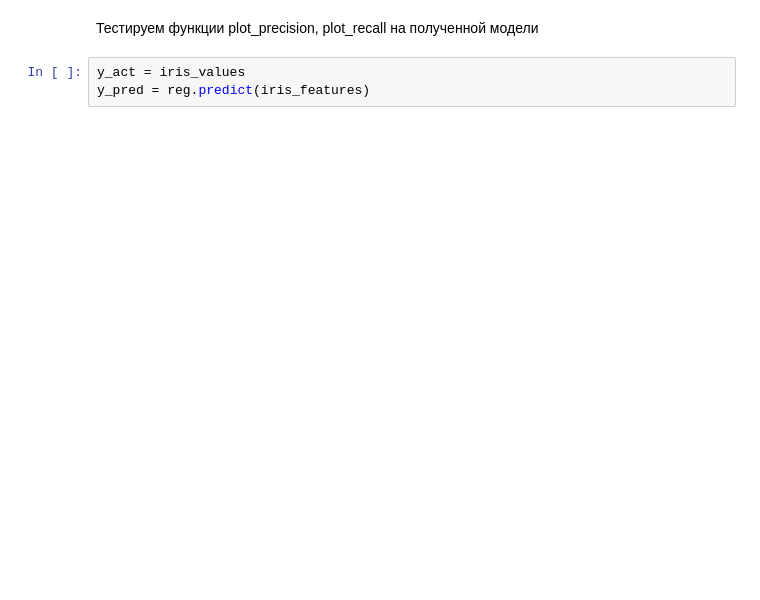
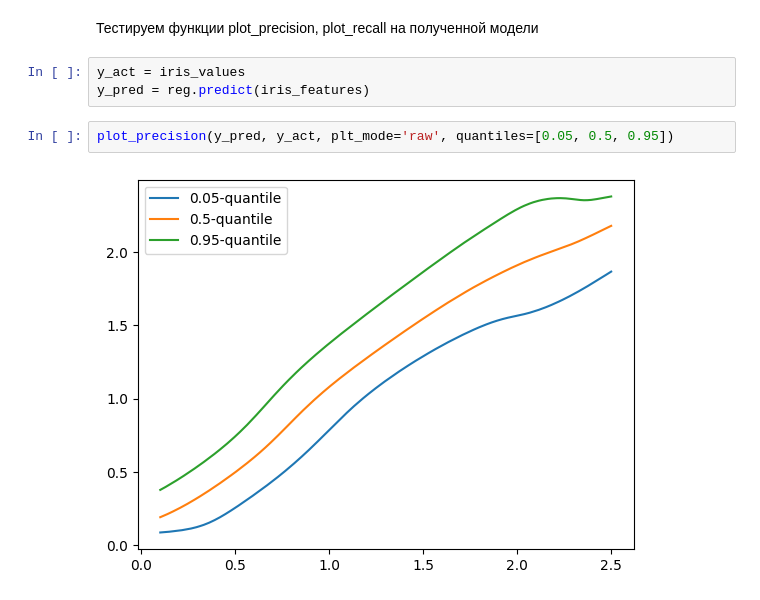
Before and after one commit to Bogachevv/StatProject, a Jupyter notebook: test1.ipynb, the cells around one changed output. Saved outputs shown, nothing was run; the diff lists cells and outputs as text; blank space fills up the shorter version.

```diff
--- a/test1.ipynb
+++ b/test1.ipynb
@@ -48,4 +48,8 @@ plt.legend(["Train", "Test", "Predicted"])
 # %%
 y_act = iris_values
 y_pred = reg.predict(iris_features)
+# %%
+plot_precision(y_pred, y_act, plt_mode='raw', quantiles=[0.05, 0.5, 0.95])
+# %% [output]
+[figure, added]
 # %%
```
Also changed, not shown: parts of 8 cells of this notebook, 1 other file.
